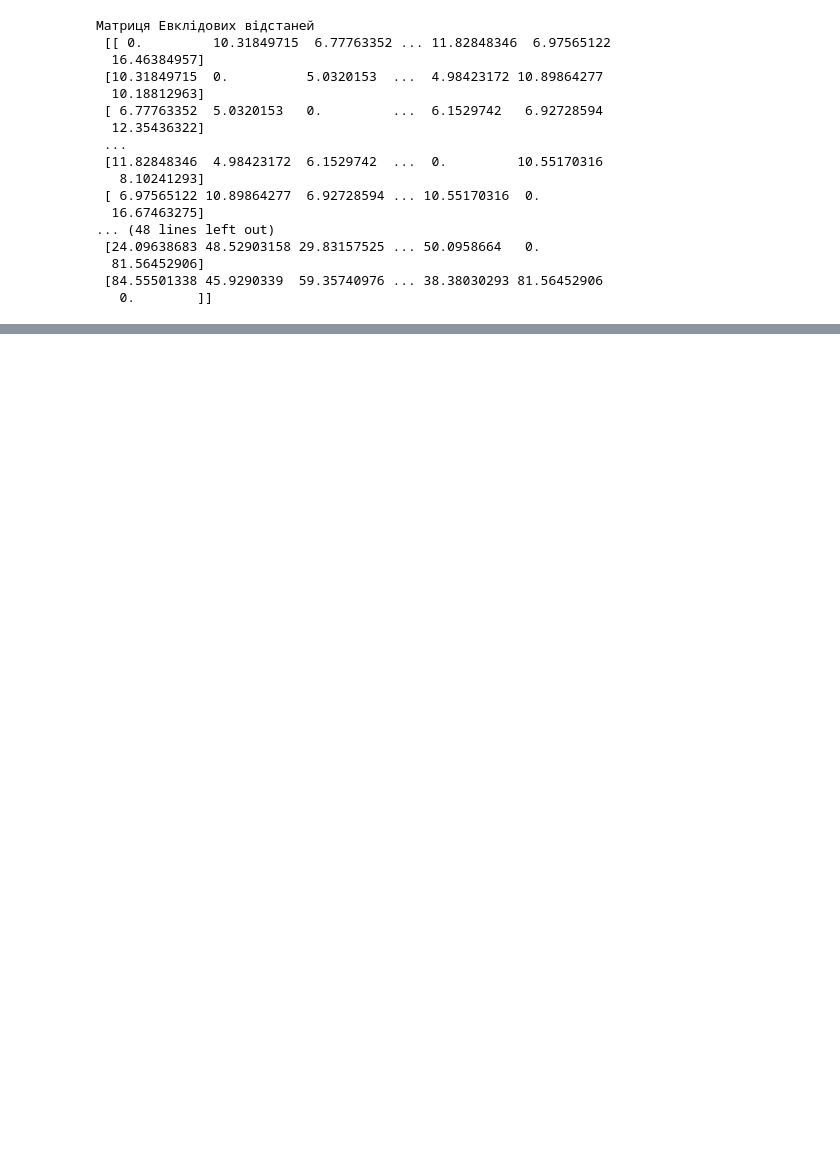
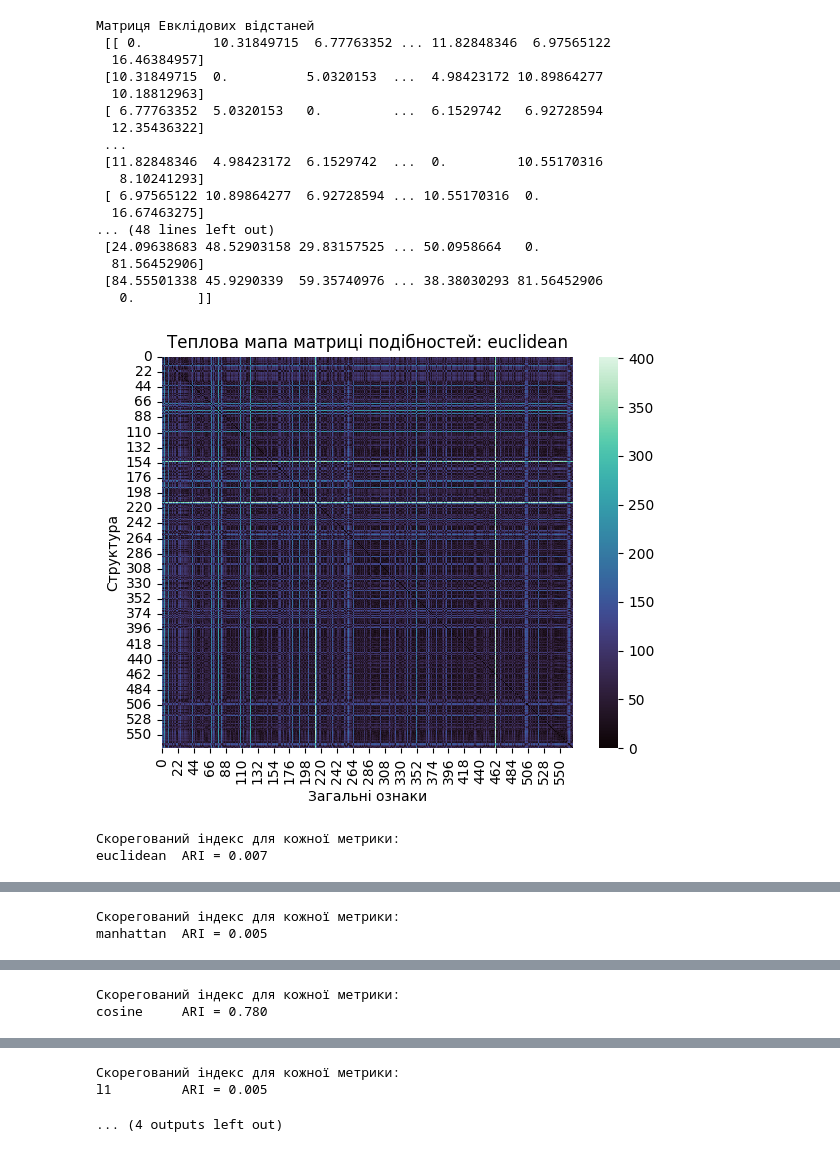
Before and after one commit to granalska/4, a Jupyter notebook: Numerical Programming in Python/hw4.ipynb, the cells around one changed output, grey strips where cells are left out. Drawn from its saved outputs; the diff is of its cells as text; code cells hidden in the pictures; blank space fills up the shorter version.

Commit message:
Візуалізація heatmap та кластеризація Були створені функції у які передавалися матриці з результатами обчислених відстаней та за допомогою heatmap та АРІ створена візуалізація

```diff
--- a/Numerical Programming in Python/hw4.ipynb
+++ b/Numerical Programming in Python/hw4.ipynb
@@ -3,6 +3,7 @@ import numpy as np
 import pandas as pd
 import seaborn as sns
 import matplotlib.pyplot as plt
+from rich.progress import track
 from sklearn.metrics import pairwise_distances, adjusted_rand_score
 from sklearn.cluster import AgglomerativeClustering
 from sklearn.decomposition import PCA
@@ -90,6 +91,7 @@ l1_distance_matrix = pairwise_distances(data_scaled, metric= 'l1')
 ### Обчислюємо Cityblock відстань
 cityblock_distance_matrix = pairwise_distances(data_scaled, metric= 'cityblock')
 
+
 ## Виводимо результат матриць відстані
 print('Матриця Евклідових відстаней\n', euclidean_distance_matrix)
 print('Матриця Манхетенських відстаней\n', manhattan_distance_matrix)
@@ -97,31 +99,45 @@ print('Матриця Косинусних відстаней\n', cosine_distanc
 print('Матриця L1 відстаней\n', l1_distance_matrix)
 print('Матриця Cityblock відстаней\n', cityblock_distance_matrix)
 
-# #візуалізація матриць
-# matrix_distances = [euclidean_distance_matrix, manhattan_distance_matrix, cosine_distance_matrix]
 
-# ari_scores = {}
-# metrics = ['euclidean', 'manhattan', 'cosine']
+result_distance = {'euclidean': euclidean_distance_matrix, 'manhattan': manhattan_distance_matrix, 'cosine': cosine_distance_matrix, 'l1': l1_distance_matrix, 'cityblock': cityblock_distance_matrix}
 
-# print("Скорегований індекс для кожної метрики:")
-# for i in range(len(matrix_distances)):
-#     matrix_data = matrix_distances[i]
-#     metric = metrics[i]
-#     dist = pairwise_distances(matrix_data, metric=metric)
-#     model = AgglomerativeClustering(n_clusters=2, metric='precomputed', linkage='average')
-#     pred_labels = model.fit_predict(dist)
-#     ari = adjusted_rand_score(breast_cancer_target, pred_labels)
-#     ari_scores[metric] = ari
-#     print(f"{metric:<10} ARI = {ari:.3f}")
+#візуалізація матриць у heatmap та кластеризація результатів
+ari_scores = {}
+metrics = ['euclidean', 'manhattan', 'cosine', 'l1', 'cityblock']
 
-# plt.figure(figsize=(8, 5))
-# sns.barplot(x=list(ari_scores.keys()), y=list(ari_scores.values()), palette='viridis')
-# plt.title("Скорегований індекс для різних метрик")
-# plt.xlabel("Метрика відстані")
-# plt.ylabel("Індекс")
-# plt.ylim(0, 1.05)
-# plt.tight_layout()
-# plt.show()
+def print_heat_map(distance_matrix, metric_name):
+    dist = pairwise_distances(distance_matrix, metric=metric_name)
+    plt.figure(figsize=(6, 5))
+    sns.heatmap(dist, cmap='mako')
+    plt.title(f'Теплова мапа матриці подібностей: {metric_name}')
+    plt.xlabel('Загальні ознаки')
+    plt.ylabel('Структура')
+    plt.tight_layout()
+    plt.show()
+
+def print_ari(matrix_data, metric_name):
+    model = AgglomerativeClustering(n_clusters=2, metric='precomputed', linkage='average')
+    pred_labels = model.fit_predict(matrix_data)
+    ari = adjusted_rand_score(breast_cancer_target, pred_labels)
+    ari_scores[metric_name] = ari
+    print(f"{metric_name:<10} ARI = {ari:.3f}")
+
+
+for metric_name, distance_matrix in result_distance.items():
+
+    print_heat_map(distance_matrix, metric_name)
+    print("Скорегований індекс для кожної метрики:")
+    print_ari(distance_matrix, metric_name)
+
+plt.figure(figsize=(8, 5))
+sns.barplot(x=list(ari_scores.keys()), y=list(ari_scores.values()), palette='viridis')
+plt.title("Скорегований індекс для різних метрик")
+plt.xlabel("Метрика відстані")
+plt.ylabel("Індекс")
+plt.ylim(0, 0.5)
+plt.tight_layout()
+plt.show()
 # %% [output]
 <class 'pandas.core.frame.DataFrame'>
 RangeIndex: 569 entries, 0 to 568
@@ -132,30 +148,33 @@ Data columns (total 31 columns):
  1   mean texture             569 non-null    float64
  2   mean perimeter           569 non-null    float64
  3   mean area                569 non-null    float64
  4   mean smoothness          569 non-null    float64
  5   mean compactness         569 non-null    float64
  6   mean concavity           569 non-null    float64
 ... (164 lines left out)
 567        10.374794   1.672010  malignant
 568        -5.475243  -0.670637     benign
 
 [569 rows x 3 columns]
 [figure]
 [figure]
 Матриця Евклідових відстаней
  [[ 0.         10.31849715  6.77763352 ... 11.82848346  6.97565122
   16.46384957]
  [10.31849715  0.          5.0320153  ...  4.98423172 10.89864277
   10.18812963]
  [ 6.77763352  5.0320153   0.         ...  6.1529742   6.92728594
   12.35436322]
  ...
  [11.82848346  4.98423172  6.1529742  ...  0.         10.55170316
    8.10241293]
  [ 6.97565122 10.89864277  6.92728594 ... 10.55170316  0.
   16.67463275]
 ... (48 lines left out)
  [24.09638683 48.52903158 29.83157525 ... 50.0958664   0.
   81.56452906]
  [84.55501338 45.9290339  59.35740976 ... 38.38030293 81.56452906
    0.        ]]
+[figure, added]
+Скорегований індекс для кожної метрики:
+euclidean  ARI = 0.007
@@ -161,0 +182,2 @@ Data columns (total 31 columns):
+Скорегований індекс для кожної метрики:
+manhattan  ARI = 0.005
@@ -161,0 +185,2 @@ Data columns (total 31 columns):
+Скорегований індекс для кожної метрики:
+cosine     ARI = 0.780
@@ -161,0 +188,3 @@ Data columns (total 31 columns):
+Скорегований індекс для кожної метрики:
+l1         ARI = 0.005
+... (4 outputs left out)
```
Also changed, not shown: parts of 1 cell of this notebook.
